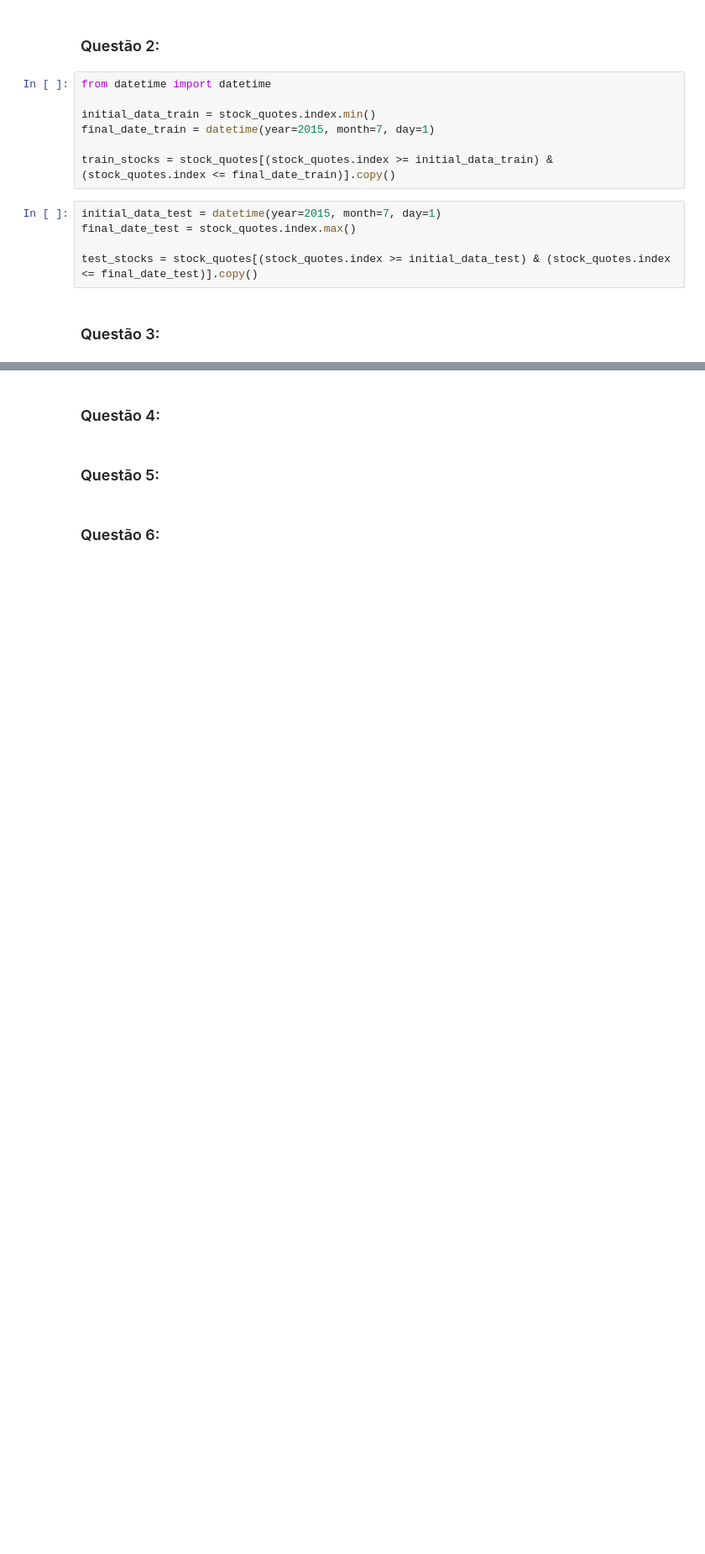
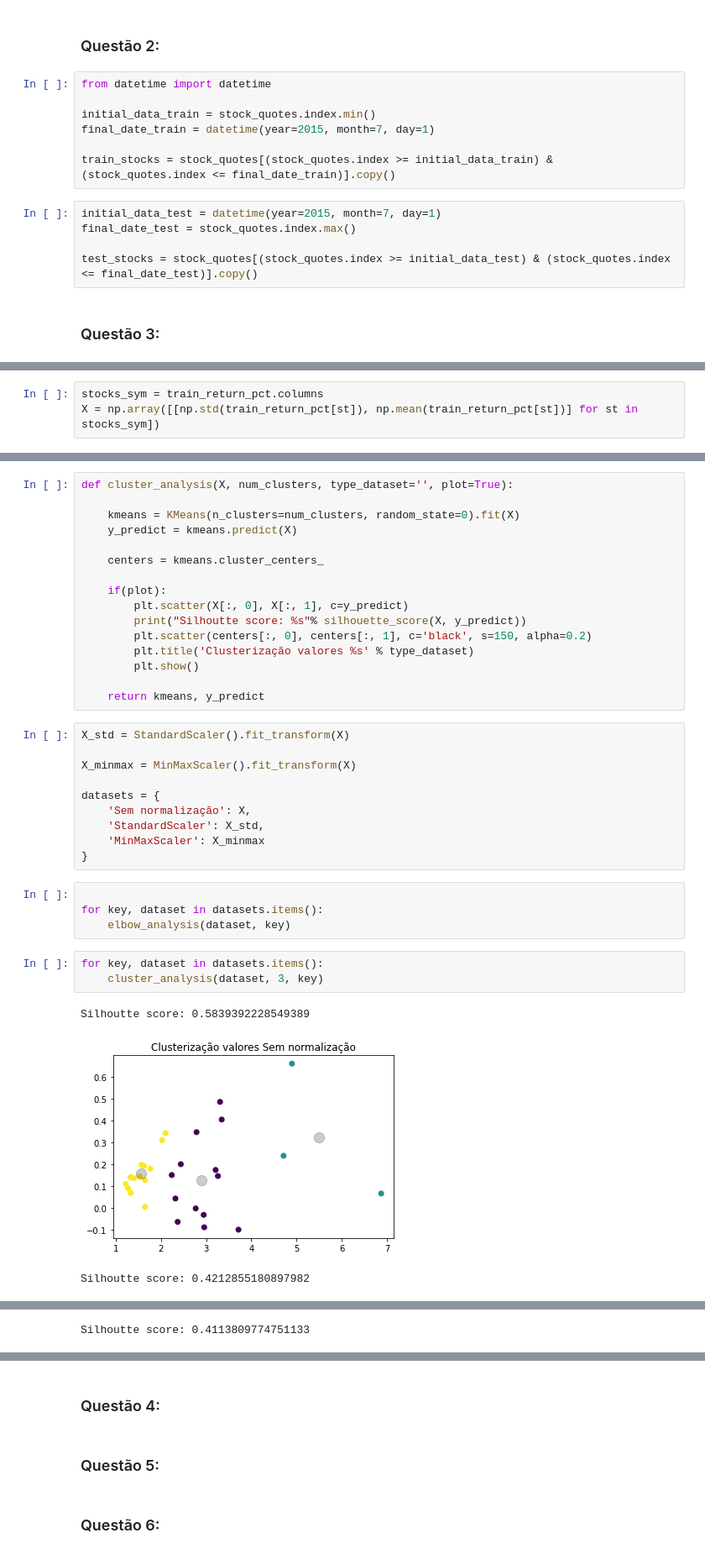
Before and after one commit to lucianosz7/PSF-Harry_Markowitz, a Jupyter notebook: Primeira_Atividade_Prática_Avaliativa_questao01_feita.ipynb, the cells around one changed output, grey strips where cells are left out. Shown: that part at 84% size. Drawn from its saved outputs; the diff is of its cells as text; blank space fills up the shorter version.

```diff
--- a/Primeira_Atividade_Prática_Avaliativa_questao01_feita.ipynb
+++ b/Primeira_Atividade_Prática_Avaliativa_questao01_feita.ipynb
@@ -290,0 +248,3 @@ test_stocks = stock_quotes[(stock_quotes.index >= initial_data_test) & (stock_qu
+# %%
+stocks_sym = train_return_pct.columns
+X = np.array([[np.std(train_return_pct[st]), np.mean(train_return_pct[st])] for st in stocks_sym])
@@ -290,0 +267,37 @@ test_stocks = stock_quotes[(stock_quotes.index >= initial_data_test) & (stock_qu
+# %%
+def cluster_analysis(X, num_clusters, type_dataset='', plot=True):
+
+    kmeans = KMeans(n_clusters=num_clusters, random_state=0).fit(X)
+    y_predict = kmeans.predict(X)
+
+    centers = kmeans.cluster_centers_
+
+    if(plot):
+        plt.scatter(X[:, 0], X[:, 1], c=y_predict)
+        print("Silhoutte score: %s"% silhouette_score(X, y_predict))
+        plt.scatter(centers[:, 0], centers[:, 1], c='black', s=150, alpha=0.2)
+        plt.title('Clusterização valores %s' % type_dataset)
+        plt.show()
+
+    return kmeans, y_predict
+# %%
+X_std = StandardScaler().fit_transform(X)
+
+X_minmax = MinMaxScaler().fit_transform(X)
+
+datasets = {
+    'Sem normalização': X,
+    'StandardScaler': X_std,
+    'MinMaxScaler': X_minmax
+}
+# %%
+
+for key, dataset in datasets.items():
+    elbow_analysis(dataset, key)
+# %%
+for key, dataset in datasets.items():
+    cluster_analysis(dataset, 3, key)
+# %% [output]
+Silhoutte score: 0.5839392228549389
+[figure, added]
+Silhoutte score: 0.4212855180897982
@@ -290,0 +305 @@ test_stocks = stock_quotes[(stock_quotes.index >= initial_data_test) & (stock_qu
+Silhoutte score: 0.4113809774751133
```
Also changed, not shown: parts of 13 cells of this notebook, 1 other file.
